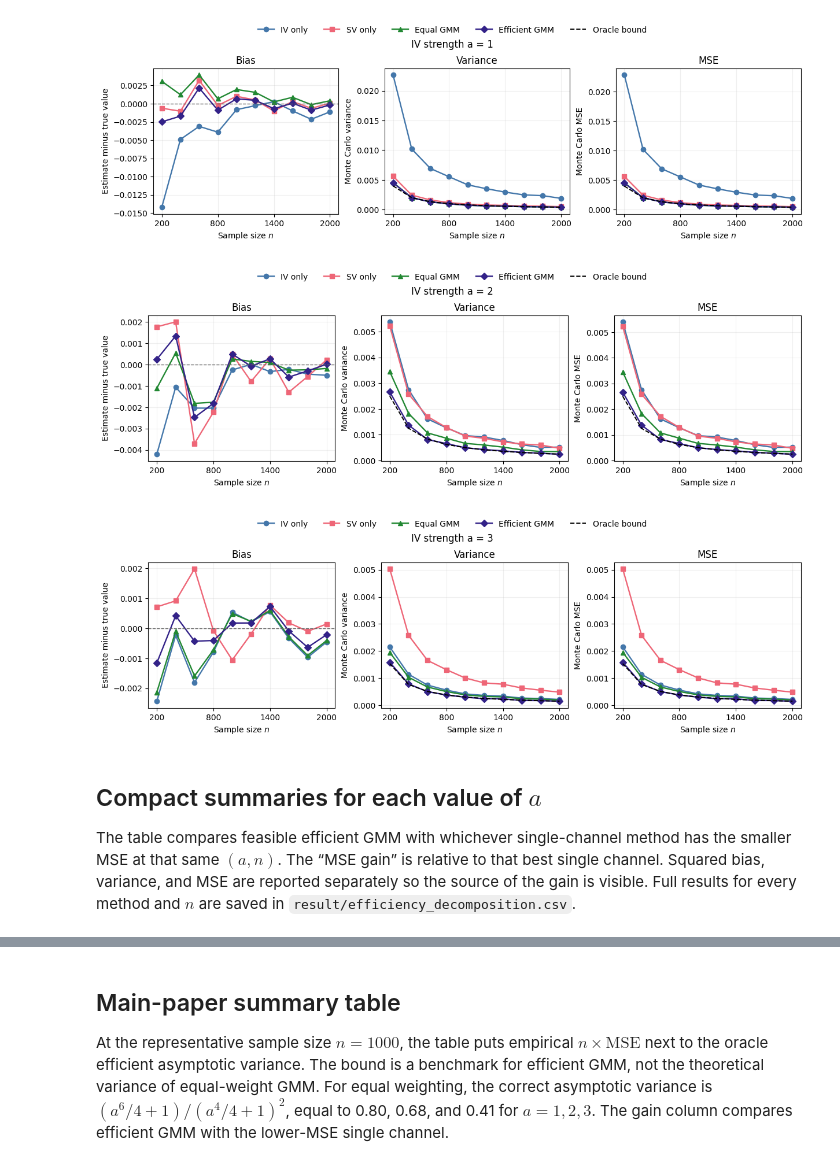
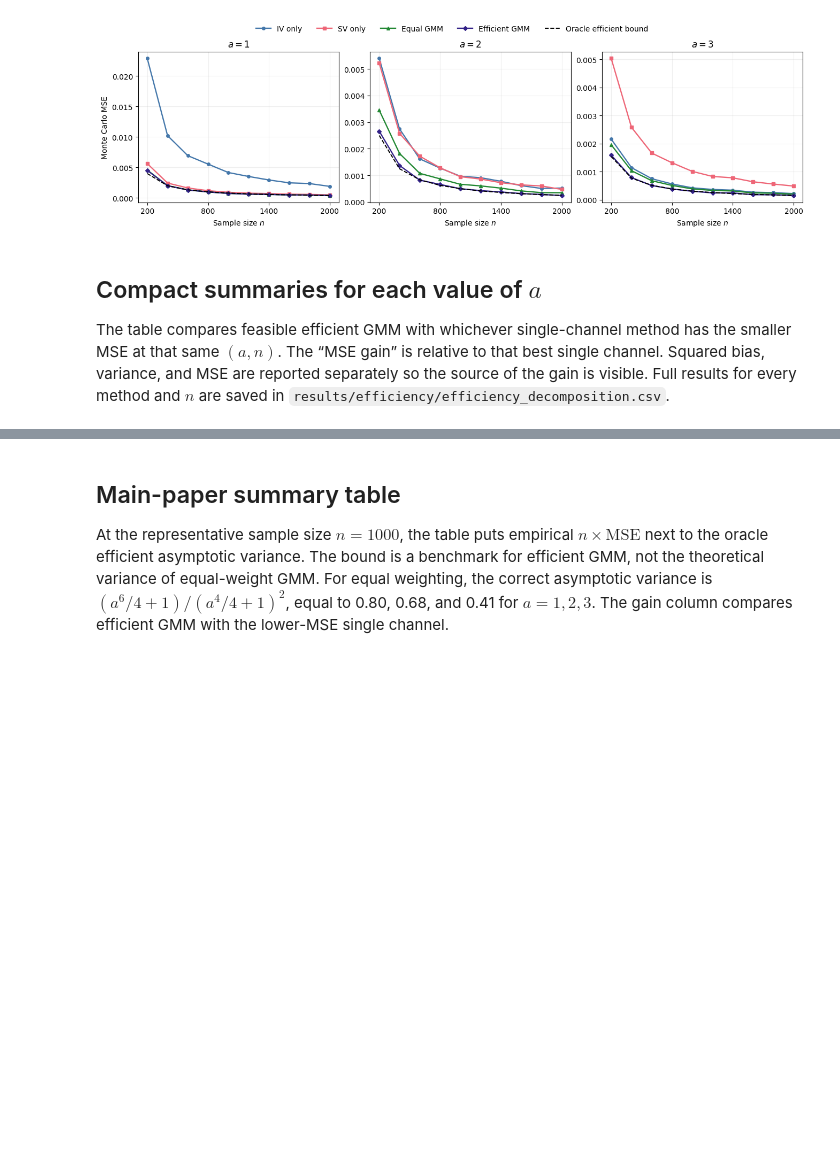
Before and after one commit to kasikefu/unification-control-modelling, a Jupyter notebook: efficiency_results.ipynb, the cells around one changed output, grey strips where cells are left out. Saved outputs shown, nothing was run; the diff lists cells and outputs as text; code cells hidden in the pictures; blank space fills up the shorter version.

```diff
--- a/efficiency_results.ipynb
+++ b/efficiency_results.ipynb
@@ -12,9 +12,9 @@ import matplotlib.pyplot as plt
 from IPython.display import display
 
 root = Path.cwd()
-if not (root / "result" / "efficiency_replications.csv").exists():
+if not (root / "results" / "efficiency" / "efficiency_replications.csv").exists():
     root = root / "unification-control-modelling"
-result_dir = root / "result"
+result_dir = root / "results" / "efficiency"
 raw = pd.read_csv(result_dir / "efficiency_replications.csv")
 summary = pd.read_csv(result_dir / "efficiency_summary.csv")
 assert len(raw) == 600_000 and len(summary) == 600
@@ -54,40 +47,31 @@ metrics.head()
 # %%
-for a, a_name, filename in zip(a_values, a_names, ["a1", "a2", "a3"]):
+fig, axes = plt.subplots(1, 3, figsize=(13.2, 3.6), sharex=True, constrained_layout=True)
+for ax, a, a_name in zip(axes, a_values, a_names):
     data = metrics[np.isclose(metrics["a"], a)]
-    fig, axes = plt.subplots(1, 3, figsize=(12.2, 3.3), constrained_layout=True)
     for method in methods:
         part = data[data["method"] == method].sort_values("n")
-        for ax, measure in zip(axes, ["bias", "variance", "mse"]):
-            ax.plot(part["n"], part[measure], marker=markers[method],
-                    color=colors[method], linewidth=1.7, label=labels[method])
-    axes[0].axhline(0, color="0.4", linestyle="--", linewidth=1)
-    for ax in axes[1:]:
-        ax.plot(n_values,
-                4 / ((a**2 + 4) * np.array(n_values)),
-                color="black", linestyle="--", linewidth=1.4, label="Oracle bound")
-    for ax, title in zip(axes, ["Bias", "Variance", "MSE"]):
-        ax.set_title(title)
-        ax.set_xlabel("Sample size $n$")
-        ax.set_xticks([200, 800, 1400, 2000])
-        ax.grid(alpha=0.2)
-    axes[0].set_ylabel("Estimate minus true value")
-    axes[1].set_ylabel("Monte Carlo variance")
-    axes[2].set_ylabel("Monte Carlo MSE")
-    handles, legend_labels = axes[2].get_legend_handles_labels()
-    fig.legend(handles, legend_labels, loc="upper center", bbox_to_anchor=(0.5, 1.18),
-               ncol=5, frameon=False)
-    fig.suptitle(f"IV strength a = {a_name}", y=1.07, fontsize=12)
-    fig.savefig(result_dir / f"efficiency_{filename}.pdf", bbox_inches="tight")
-    fig.savefig(result_dir / f"efficiency_{filename}.png", dpi=300, bbox_inches="tight")
-    plt.show()
+        ax.plot(part["n"], part["mse"], marker=markers[method], markersize=4,
+                color=colors[method], linewidth=1.7, label=labels[method])
+    ax.plot(n_values, 4 / ((a**2 + 4) * np.array(n_values)),
+            color="black", linestyle="--", linewidth=1.4,
+            label="Oracle efficient bound")
+    ax.set_title(rf"$a={a_name}$")
+    ax.set_xlabel("Sample size $n$")
+    ax.set_xticks([200, 800, 1400, 2000])
+    ax.grid(alpha=0.2)
+axes[0].set_ylabel("Monte Carlo MSE")
+handles, legend_labels = axes[-1].get_legend_handles_labels()
+fig.legend(handles, legend_labels, loc="upper center", bbox_to_anchor=(0.5, 1.10),
+           ncol=5, frameon=False)
+fig.savefig(result_dir / "efficiency_mse.pdf", bbox_inches="tight")
+fig.savefig(result_dir / "efficiency_mse.png", dpi=300, bbox_inches="tight")
+plt.show()
 # %% [output]
-[figure, old version]
+[figure, new version]
-[figure, removed]
-[figure, removed]
 # %% [markdown]
 ## Compact summaries for each value of $a$
 
-The table compares feasible efficient GMM with whichever single-channel method has the smaller MSE at that same $(a,n)$. The “MSE gain” is relative to that best single channel. Squared bias, variance, and MSE are reported separately so the source of the gain is visible. Full results for every method and $n$ are saved in `result/efficiency_decomposition.csv`.
+The table compares feasible efficient GMM with whichever single-channel method has the smaller MSE at that same $(a,n)$. The “MSE gain” is relative to that best single channel. Squared bias, variance, and MSE are reported separately so the source of the gain is visible. Full results for every method and $n$ are saved in `results/efficiency/efficiency_decomposition.csv`.
 # %%
 story_rows = []
 for a, a_name in zip(a_values, a_names):
```
Also changed, not shown: parts of 9 cells of this notebook, 39 other files.
